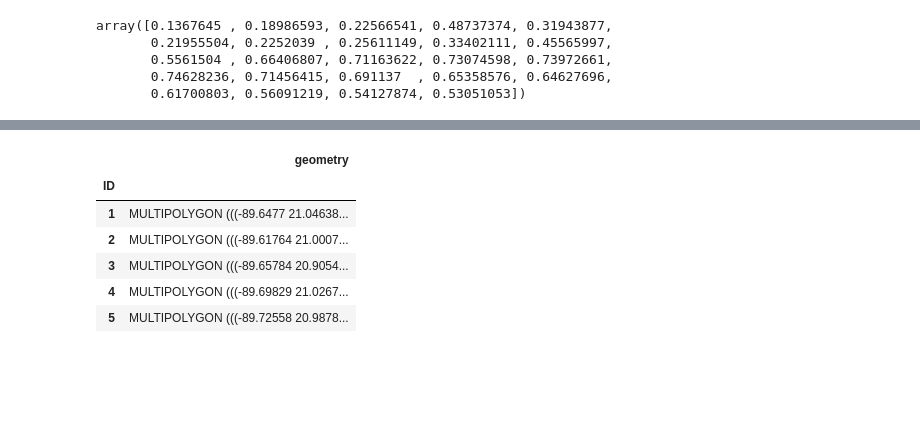
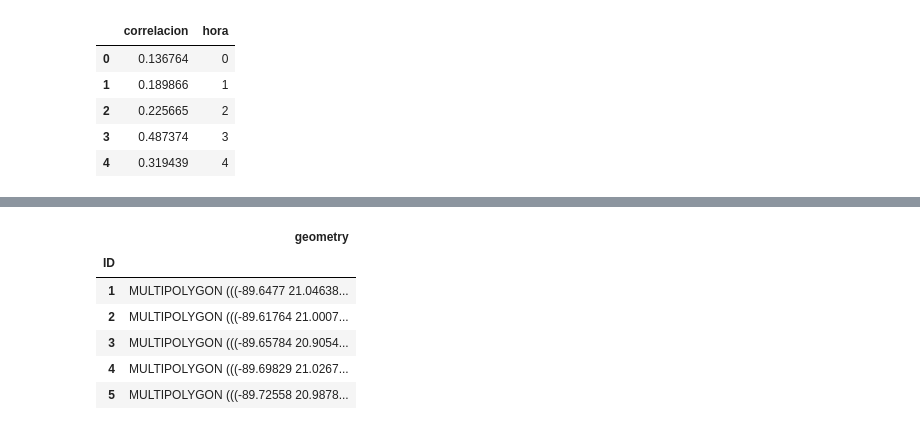
Before and after one commit to sergioisla/hackanalisis, a Jupyter notebook: notebooks/balance_oferta_demanda.ipynb, the cells around one changed output, grey strips where cells are left out. Cells and saved outputs as stored; diff of their text form; code cells hidden in the pictures; blank space fills up the shorter version.

```diff
--- a/notebooks/balance_oferta_demanda.ipynb
+++ b/notebooks/balance_oferta_demanda.ipynb
@@ -16,37 +19,40 @@ od_path = f"{datos}/od_celular/Matriz_OD_Movilidad_Merida.csv"
 gtfs = GTFSMerida(gtfs_file)
 
 def calcula_correlacion_gtfs(gtfs_obj, zonas_path, od_path):
     """
     Calcula la correlación entre la oferta de transporte público y la demanda de viajes
     en función de la hora del día.
     :param gtfs_obj: objeto GTFSMerida
     :param zonas_path: ruta al archivo de zonas de celular
     :param od_path: ruta al archivo de matriz origen destino
     :return: numpy array con la correlación entre oferta y demanda por hora
     """
     stoptimes = gtfs_obj.get_stop_times()
     paradas = gtfs_obj.get_stops()
     zonas_celular = gpd.read_file(zonas_path)\
             .to_crs(epsg=4326)\
             .set_index("ID")\
             .rename(int)
     od = pd.read_csv(od_path)
     od["hora"] = od.origin_period.str[1:].astype(int)
     matrix_od = pd.crosstab([od["origin_zone"], od["hora"]], od["destination_zone"], values=od["trips"], aggfunc="sum").fillna(0)
     viajes_origen_hora = matrix_od.sum(axis=1).unstack("hora").fillna(0)
     paradas_zona = gpd.sjoin(paradas, zonas_celular, predicate="intersects")\
             .rename(columns={"ID": "zona_id"})
     stoptimes_zona = pd.merge(stoptimes, paradas_zona[["stop_id", "zona_id"]], on="stop_id")
     oferta_zona_hora = stoptimes_zona.groupby(["zona_id", "hora"])["trip_id"].nunique().unstack("hora").fillna(0)
     oferta_demanda = oferta_zona_hora.add_prefix("oferta_")\
         .join(viajes_origen_hora.add_prefix("demanda_"))
-    correlaciones_hora = np.diag(oferta_demanda.corr().filter(like="demanda_").values)
+    corr = np.diag(oferta_demanda.corr().filter(like="demanda_").values)
+    correlaciones_hora = pd.DataFrame(data={"correlacion": corr, "hora": range(len(corr))})
     return correlaciones_hora
 
-calcula_correlacion_gtfs(gtfs, zonas_path, od_path)
+correlaciones_hora = calcula_correlacion_gtfs(gtfs, zonas_path, od_path)
+correlaciones_hora.head()
 # %% [output]
-array([0.1367645 , 0.18986593, 0.22566541, 0.48737374, 0.31943877,
-       0.21955504, 0.2252039 , 0.25611149, 0.33402111, 0.45565997,
-       0.5561504 , 0.66406807, 0.71163622, 0.73074598, 0.73972661,
-       0.74628236, 0.71456415, 0.691137  , 0.65358576, 0.64627696,
-       0.61700803, 0.56091219, 0.54127874, 0.53051053])
+|  | correlacion | hora |
+| 0 | 0.136764 | 0 |
+| 1 | 0.189866 | 1 |
+| 2 | 0.225665 | 2 |
+| 3 | 0.487374 | 3 |
+| 4 | 0.319439 | 4 |
```
Also changed, not shown: parts of 2 cells of this notebook, 1 other file.
